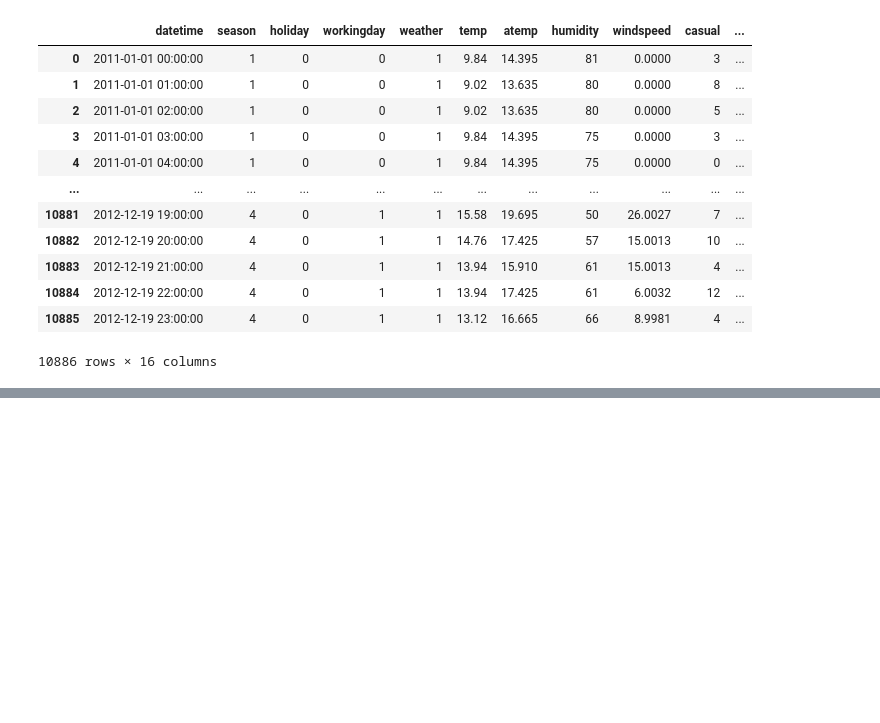
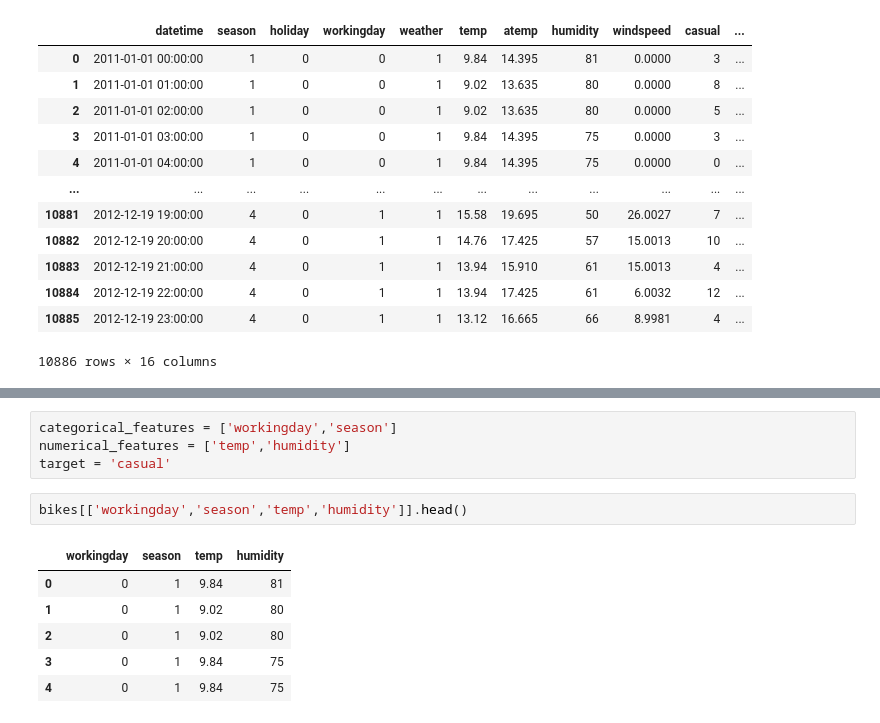
Before and after one commit to delinai/schulich_ds1, a Jupyter notebook: In-class Code/Module6_LinearRegression.ipynb, the cells around one changed output, grey strips where cells are left out. Saved outputs shown, nothing was run; the diff lists cells and outputs as text; blank space fills up the shorter version.

```diff
--- a/In-class Code/Module6_LinearRegression.ipynb
+++ b/In-class Code/Module6_LinearRegression.ipynb
@@ -258,0 +275,13 @@ bikes
+# %%
+categorical_features = ['workingday','season']
+numerical_features = ['temp','humidity']
+target = 'casual'
+# %%
+bikes[['workingday','season','temp','humidity']].head()
+# %% [output]
+|  | workingday | season | temp | humidity |
+| 0 | 0 | 1 | 9.84 | 81 |
+| 1 | 0 | 1 | 9.02 | 80 |
+| 2 | 0 | 1 | 9.02 | 80 |
+| 3 | 0 | 1 | 9.84 | 75 |
+| 4 | 0 | 1 | 9.84 | 75 |
```
Also changed, not shown: parts of 6 cells of this notebook.
